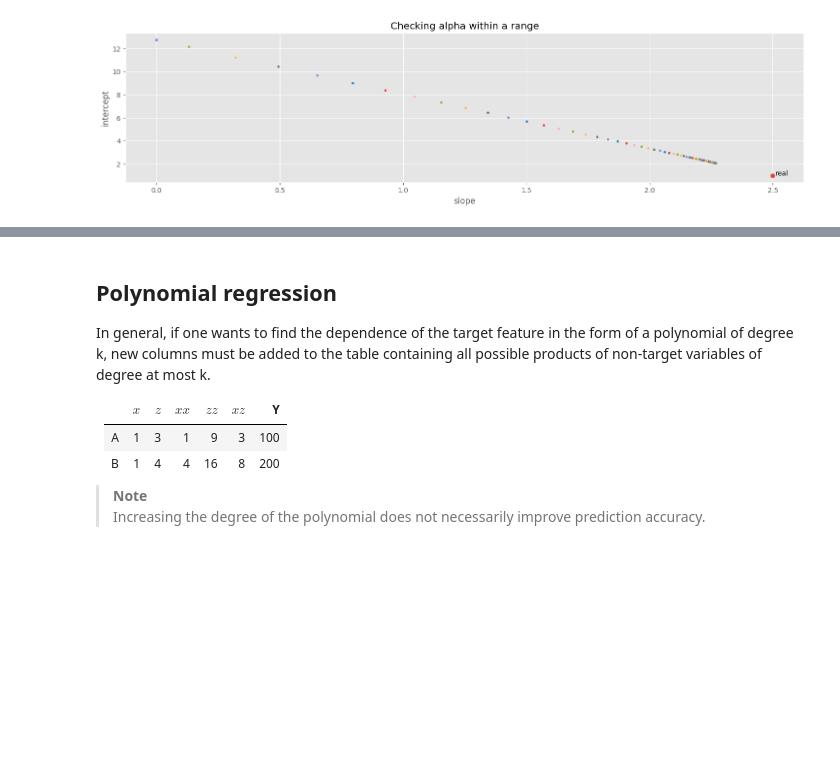
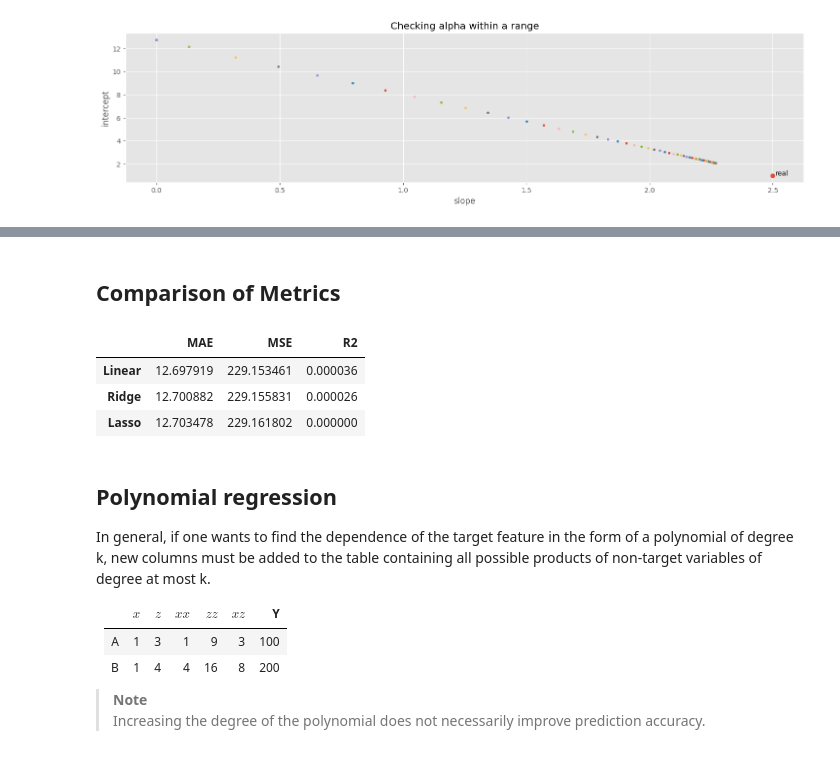
Before and after one commit to fadeeva/nakedML, a Jupyter notebook: MLnotes/005_Linear_Regression.ipynb, the cells around one changed output, grey strips where cells are left out. Cells and saved outputs as stored; diff of their text form; code cells hidden in the pictures; blank space fills up the shorter version.

```diff
--- a/MLnotes/005_Linear_Regression.ipynb
+++ b/MLnotes/005_Linear_Regression.ipynb
@@ -293,3 +322,23 @@ intercept = 2.09
+# %% [markdown]
+## Comparison of Metrics
+# %%
+models = {'Linear': simple_linear, 'Ridge': ridge_cv, 'Lasso': lasso_cv}
+results = {}
+
+for name, m in models.items():
+    y_pred = m.predict(X_2d)
+    results[name] = {
+        'MAE': mean_absolute_error(y, y_pred),
+        'MSE' : mean_squared_error(y, y_pred),
+        'R2': r2_score(y, y_pred)
+    }
+
+pd.DataFrame(results).T
+# %% [output]
+|  | MAE | MSE | R2 |
+| Linear | 12.697919 | 229.153461 | 0.000036 |
+| Ridge | 12.700882 | 229.155831 | 0.000026 |
+| Lasso | 12.703478 | 229.161802 | 0.000000 |
 # %% [markdown]
 ## Polynomial regression
 
```
Also changed, not shown: parts of 9 cells of this notebook.
